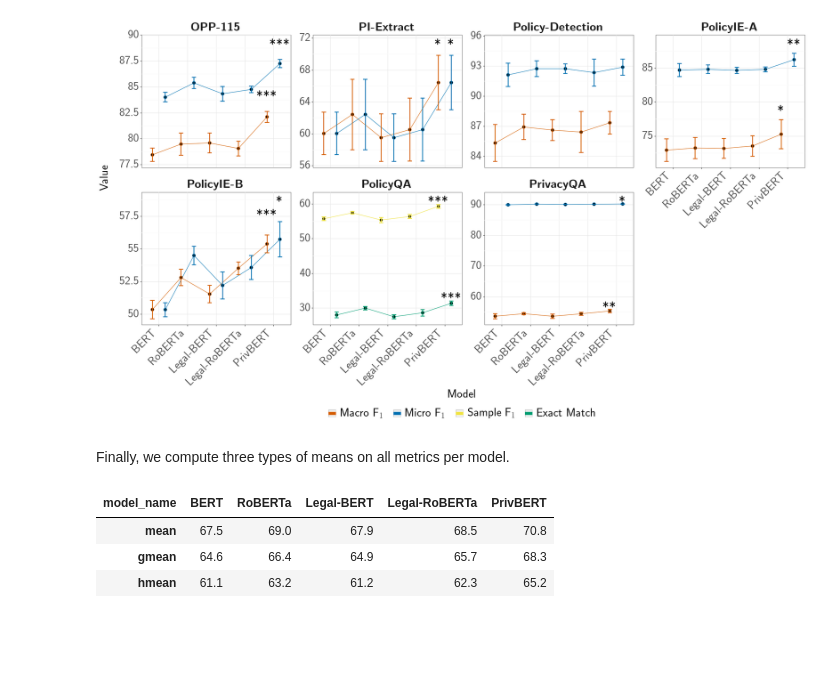
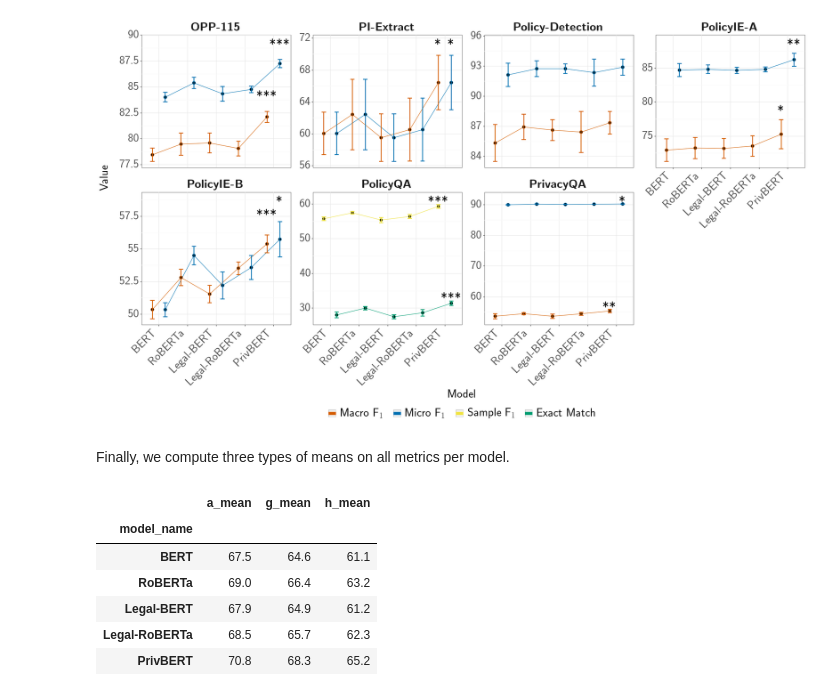
Before and after one commit to infsys-lab/privacy-glue, a Jupyter notebook: notebooks/visualize_results.ipynb, the cells around one changed output. Drawn from its saved outputs; the diff is of its cells as text; code cells hidden in the pictures; blank space fills up the shorter version.

```diff
--- a/notebooks/visualize_results.ipynb
+++ b/notebooks/visualize_results.ipynb
@@ -213,10 +213,13 @@ Then we visualize all our metrics:
 Finally, we compute three types of means on all metrics per model.
 # %%
 all_results.groupby("model_name")["mean"].agg(
-    mean=scipy.mean, gmean=scipy.stats.gmean, hmean=scipy.stats.hmean
-).T.round(1)
+    a_mean=scipy.mean, g_mean=scipy.stats.gmean, h_mean=scipy.stats.hmean
+).round(1)
 # %% [output]
-| model_name | BERT | RoBERTa | Legal-BERT | Legal-RoBERTa | PrivBERT |
-| mean | 67.5 | 69.0 | 67.9 | 68.5 | 70.8 |
-| gmean | 64.6 | 66.4 | 64.9 | 65.7 | 68.3 |
-| hmean | 61.1 | 63.2 | 61.2 | 62.3 | 65.2 |
+|  | a_mean | g_mean | h_mean |
+| model_name |  |  |  |
+| BERT | 67.5 | 64.6 | 61.1 |
+| RoBERTa | 69.0 | 66.4 | 63.2 |
+| Legal-BERT | 67.9 | 64.9 | 61.2 |
+| Legal-RoBERTa | 68.5 | 65.7 | 62.3 |
+| PrivBERT | 70.8 | 68.3 | 65.2 |
```
Also changed, not shown: 1 other file.
